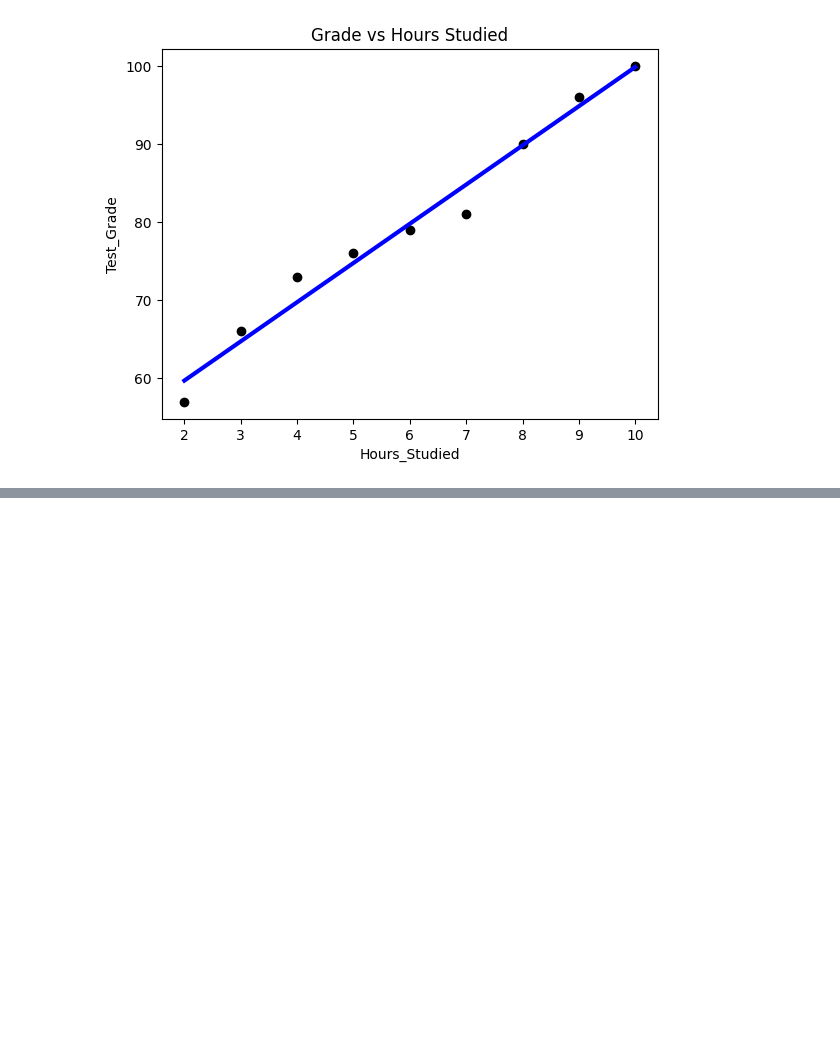
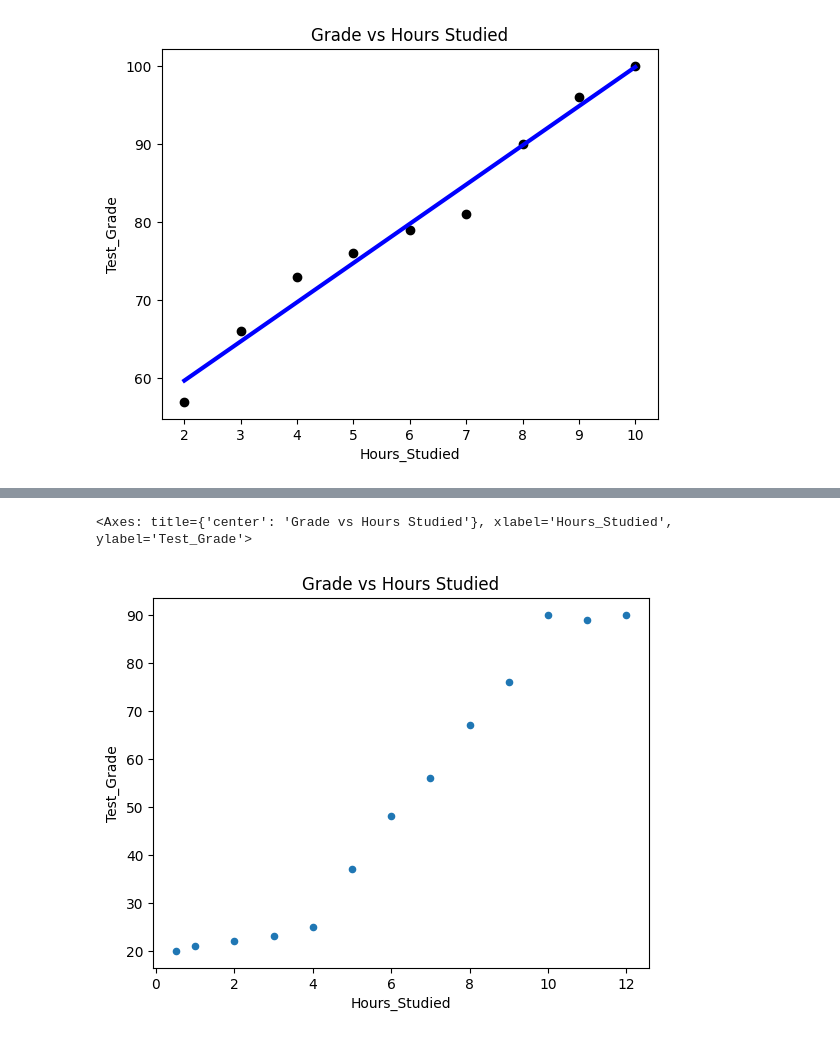
Before and after one commit to ejaj/machine-learning, a Jupyter notebook: fundamentals-ml/Regression.ipynb, the cells around one changed output, grey strips where cells are left out. Saved outputs shown, nothing was run; the diff lists cells and outputs as text; code cells hidden in the pictures; blank space fills up the shorter version.

```diff
--- a/fundamentals-ml/Regression.ipynb
+++ b/fundamentals-ml/Regression.ipynb
@@ -100,0 +150,4 @@ Text(0.5, 0, 'Hours_Studied')
+# %%
+# Load data
+df = pd.read_csv('data/Grade_Set_2.csv')
+df
@@ -100,0 +169,6 @@ Text(0.5, 0, 'Hours_Studied')
+# %%
+# Simple scatter plot
+df.plot(kind='scatter', x='Hours_Studied', y='Test_Grade', title='Grade vs Hours Studied')
+# %% [output]
+<Axes: title={'center': 'Grade vs Hours Studied'}, xlabel='Hours_Studied', ylabel='Test_Grade'>
+[figure, added]
```
Also changed, not shown: parts of 16 cells of this notebook, 14 other files.
